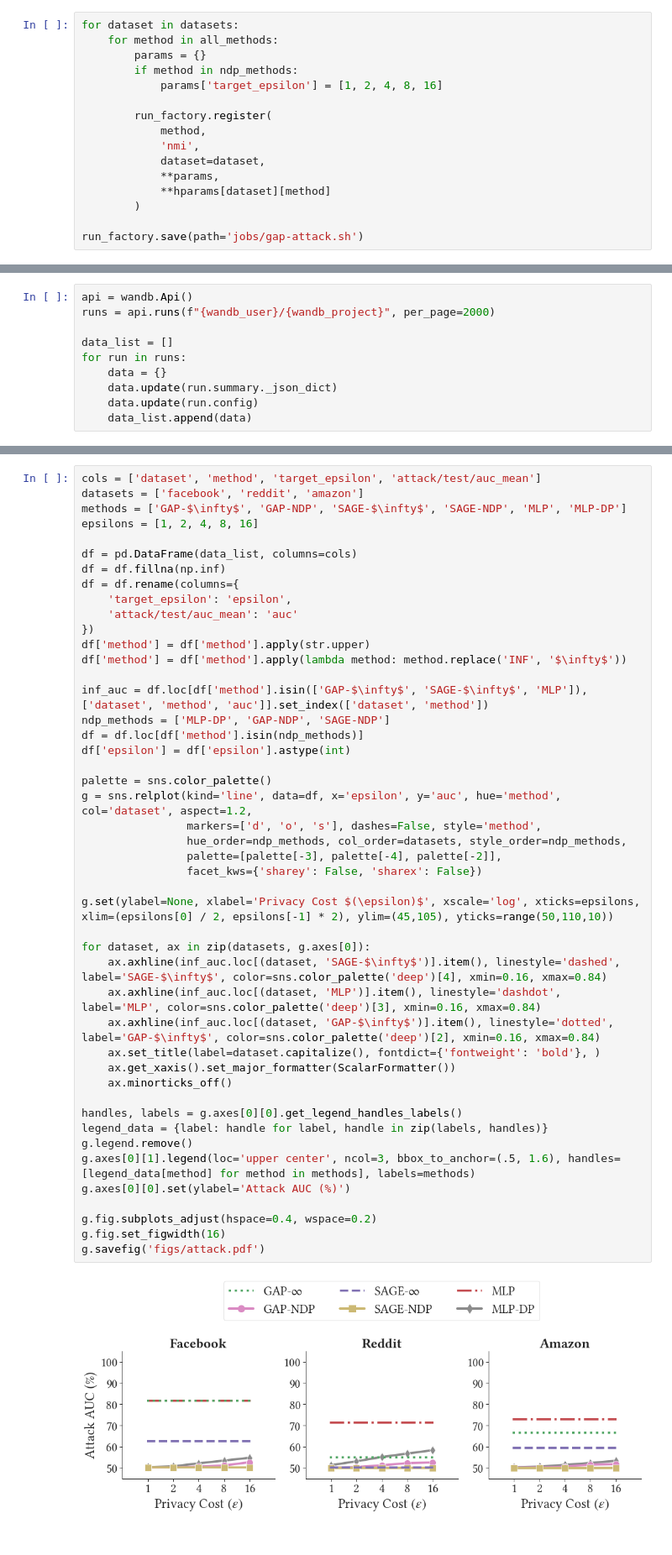
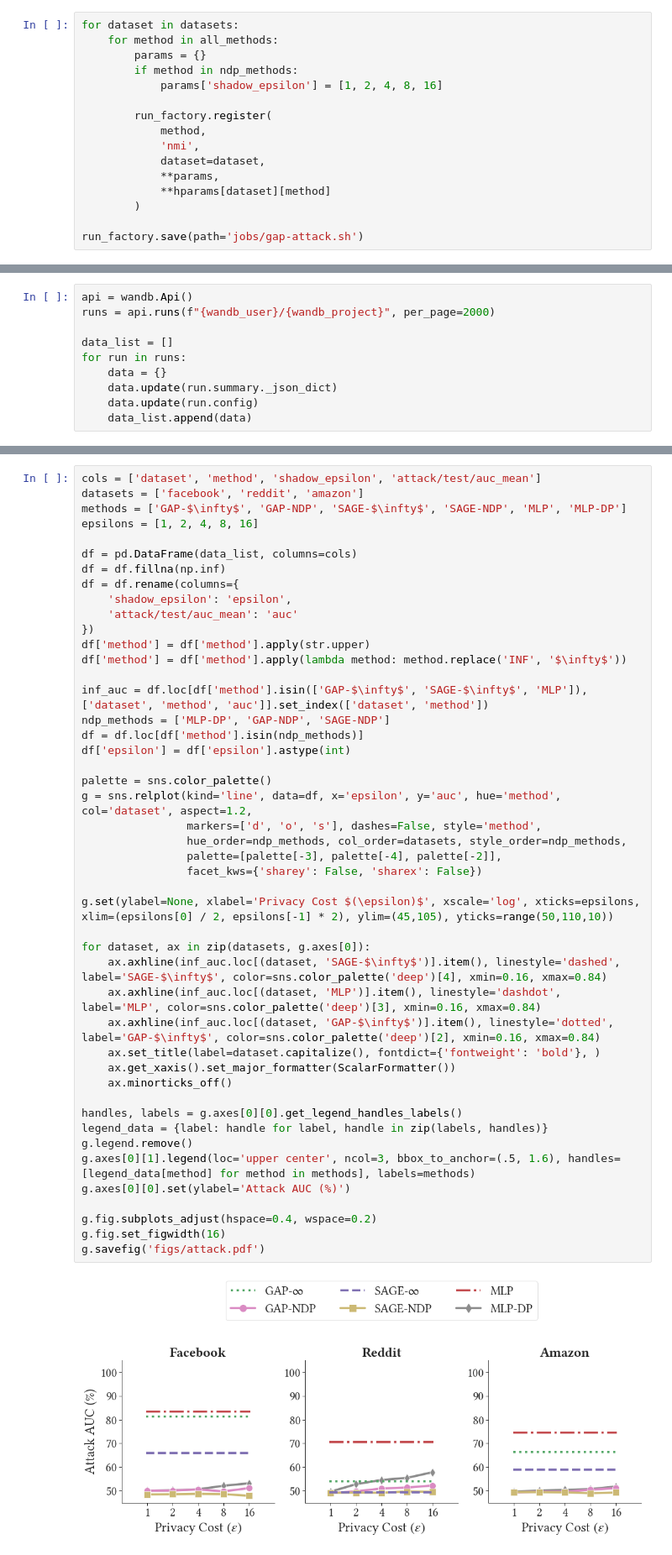
Before and after one commit to sisaman/GAP, a Jupyter notebook: attacks.ipynb, the cells around one changed output, grey strips where cells are left out. Shown at 84% size. Saved outputs shown, nothing was run; the diff lists cells and outputs as text.

```diff
--- a/attacks.ipynb
+++ b/attacks.ipynb
@@ -118,7 +116,7 @@ for dataset in datasets:
     for method in all_methods:
         params = {}
         if method in ndp_methods:
-            params['target_epsilon'] = [1, 2, 4, 8, 16]
+            params['shadow_epsilon'] = [1, 2, 4, 8, 16]
 
         run_factory.register(
             method,
@@ -213,5 +211,5 @@ Dataset & Method &              &              &              &              &
 # %%
-cols = ['dataset', 'method', 'target_epsilon', 'attack/test/auc_mean']
+cols = ['dataset', 'method', 'shadow_epsilon', 'attack/test/auc_mean']
 datasets = ['facebook', 'reddit', 'amazon']
 methods = ['GAP-$\infty$', 'GAP-NDP', 'SAGE-$\infty$', 'SAGE-NDP', 'MLP', 'MLP-DP']
 epsilons = [1, 2, 4, 8, 16]
@@ -219,7 +217,7 @@ epsilons = [1, 2, 4, 8, 16]
 df = pd.DataFrame(data_list, columns=cols)
 df = df.fillna(np.inf)
 df = df.rename(columns={
-    'target_epsilon': 'epsilon',
+    'shadow_epsilon': 'epsilon',
     'attack/test/auc_mean': 'auc'
 })
 df['method'] = df['method'].apply(str.upper)
@@ -230,31 +228,31 @@ ndp_methods = ['MLP-DP', 'GAP-NDP', 'SAGE-NDP']
 df = df.loc[df['method'].isin(ndp_methods)]
 df['epsilon'] = df['epsilon'].astype(int)
 
 palette = sns.color_palette()
 g = sns.relplot(kind='line', data=df, x='epsilon', y='auc', hue='method', col='dataset', aspect=1.2,
                 markers=['d', 'o', 's'], dashes=False, style='method',
                 hue_order=ndp_methods, col_order=datasets, style_order=ndp_methods,
                 palette=[palette[-3], palette[-4], palette[-2]],
                 facet_kws={'sharey': False, 'sharex': False})
 
 g.set(ylabel=None, xlabel='Privacy Cost $(\epsilon)$', xscale='log', xticks=epsilons, xlim=(epsilons[0] / 2, epsilons[-1] * 2), ylim=(45,105), yticks=range(50,110,10))
 
 for dataset, ax in zip(datasets, g.axes[0]):
     ax.axhline(inf_auc.loc[(dataset, 'SAGE-$\infty$')].item(), linestyle='dashed', label='SAGE-$\infty$', color=sns.color_palette('deep')[4], xmin=0.16, xmax=0.84)
     ax.axhline(inf_auc.loc[(dataset, 'MLP')].item(), linestyle='dashdot', label='MLP', color=sns.color_palette('deep')[3], xmin=0.16, xmax=0.84)
     ax.axhline(inf_auc.loc[(dataset, 'GAP-$\infty$')].item(), linestyle='dotted', label='GAP-$\infty$', color=sns.color_palette('deep')[2], xmin=0.16, xmax=0.84)
     ax.set_title(label=dataset.capitalize(), fontdict={'fontweight': 'bold'}, )
     ax.get_xaxis().set_major_formatter(ScalarFormatter())
     ax.minorticks_off()
 
 handles, labels = g.axes[0][0].get_legend_handles_labels()
 legend_data = {label: handle for label, handle in zip(labels, handles)}
 g.legend.remove()
 g.axes[0][1].legend(loc='upper center', ncol=3, bbox_to_anchor=(.5, 1.6), handles=[legend_data[method] for method in methods], labels=methods)
 g.axes[0][0].set(ylabel='Attack AUC (%)')
 
 g.fig.subplots_adjust(hspace=0.4, wspace=0.2)
 g.fig.set_figwidth(16)
 g.savefig('figs/attack.pdf')
 # %% [output]
-[figure, old version]
+[figure, new version]
```
Also changed, not shown: parts of 3 cells of this notebook.
